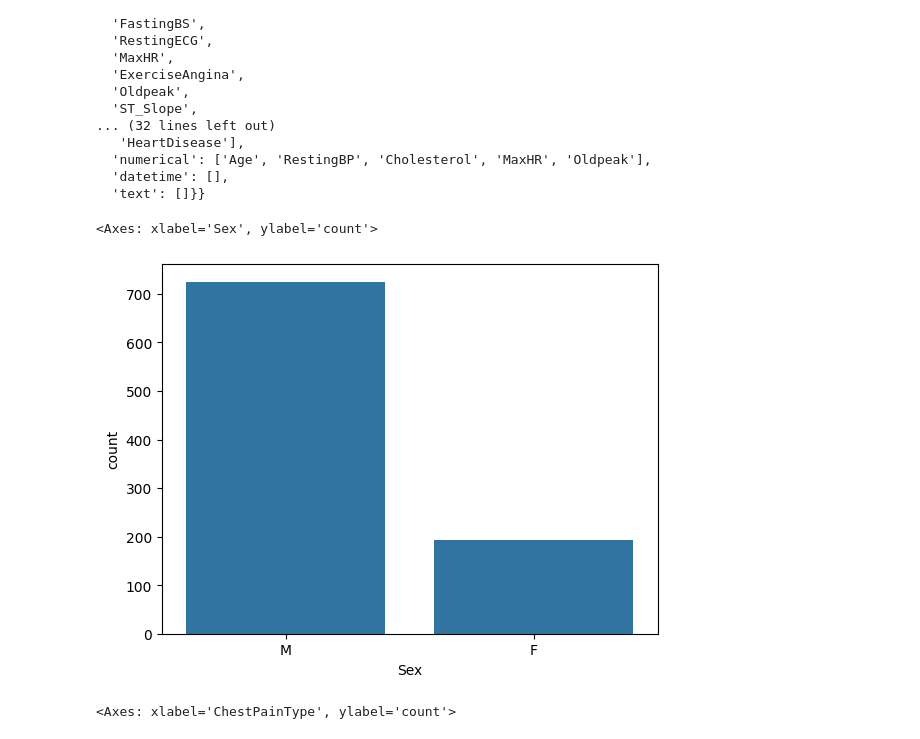
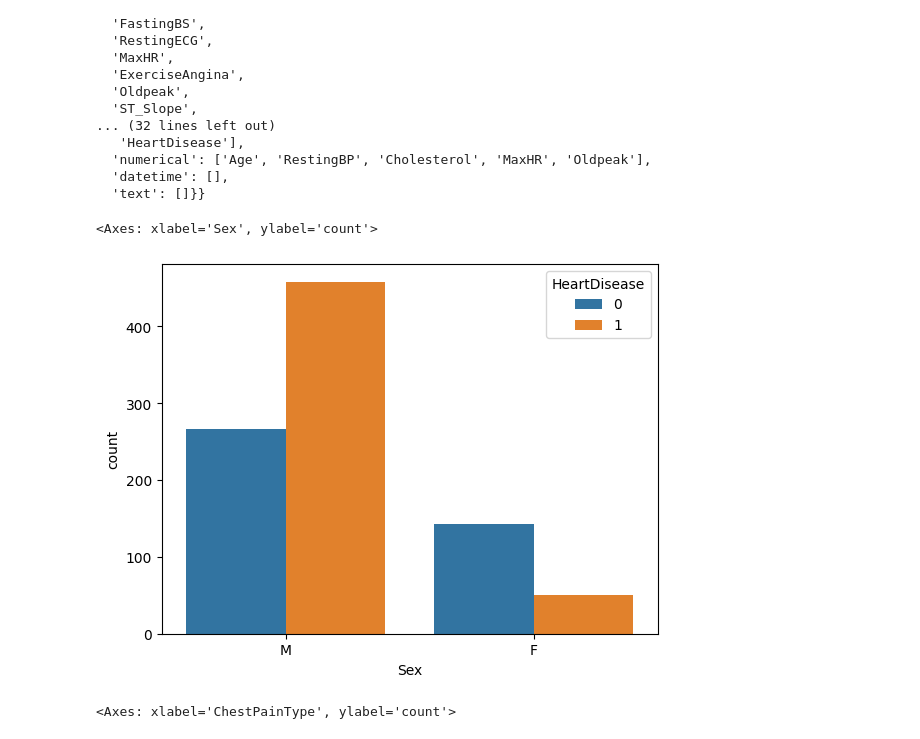
Before and after one commit to altafshaikh7/machine-learning, a Jupyter notebook: lectureNo1/learn2/heart.ipynb, the cells around one changed output. Saved outputs shown, nothing was run; the diff lists cells and outputs as text; code cells hidden in the pictures.

```diff
--- a/lectureNo1/learn2/heart.ipynb
+++ b/lectureNo1/learn2/heart.ipynb
@@ -192,10 +192,10 @@ sh.analyze(df)
   'datetime': [],
   'text': []}}
 # %%
-sns.countplot(x=df['Sex'])
+sns.countplot(x=df['Sex'],hue=df['HeartDisease'])
 # %% [output]
 <Axes: xlabel='Sex', ylabel='count'>
-[figure, old version]
+[figure, new version]
 # %%
 sns.countplot(x=df['ChestPainType'],hue=df['HeartDisease'])
 # %% [output]
```
